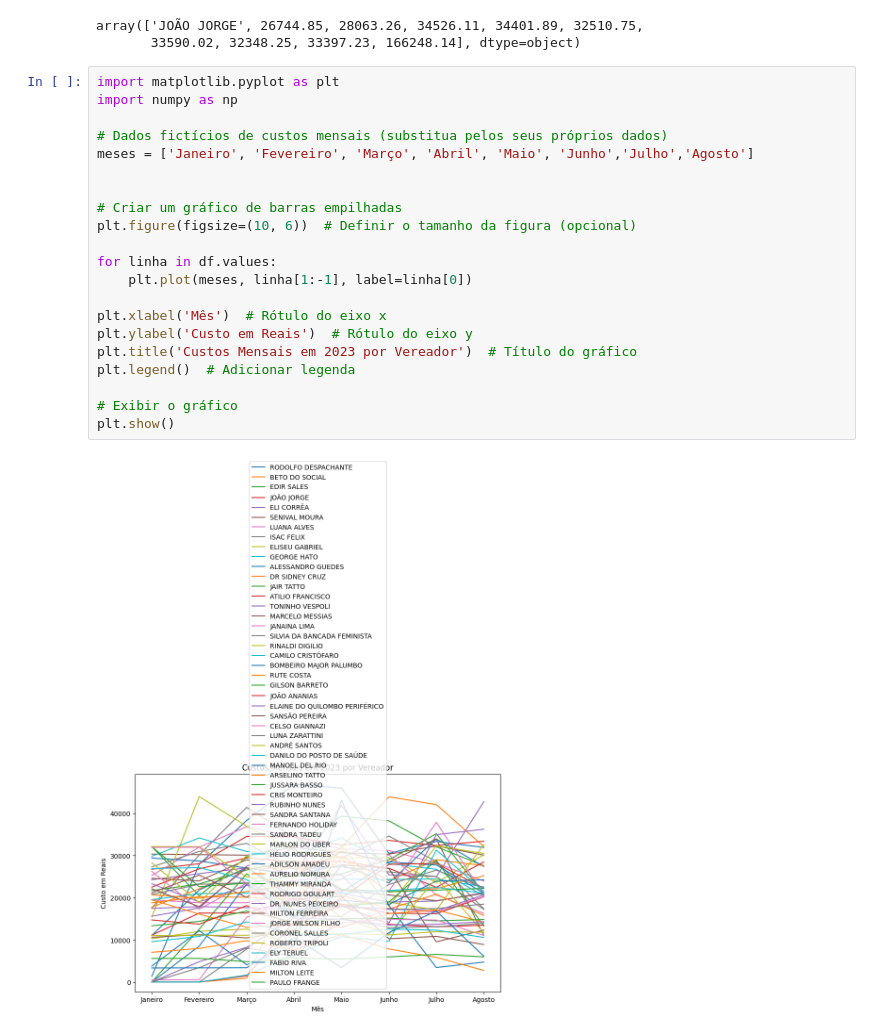
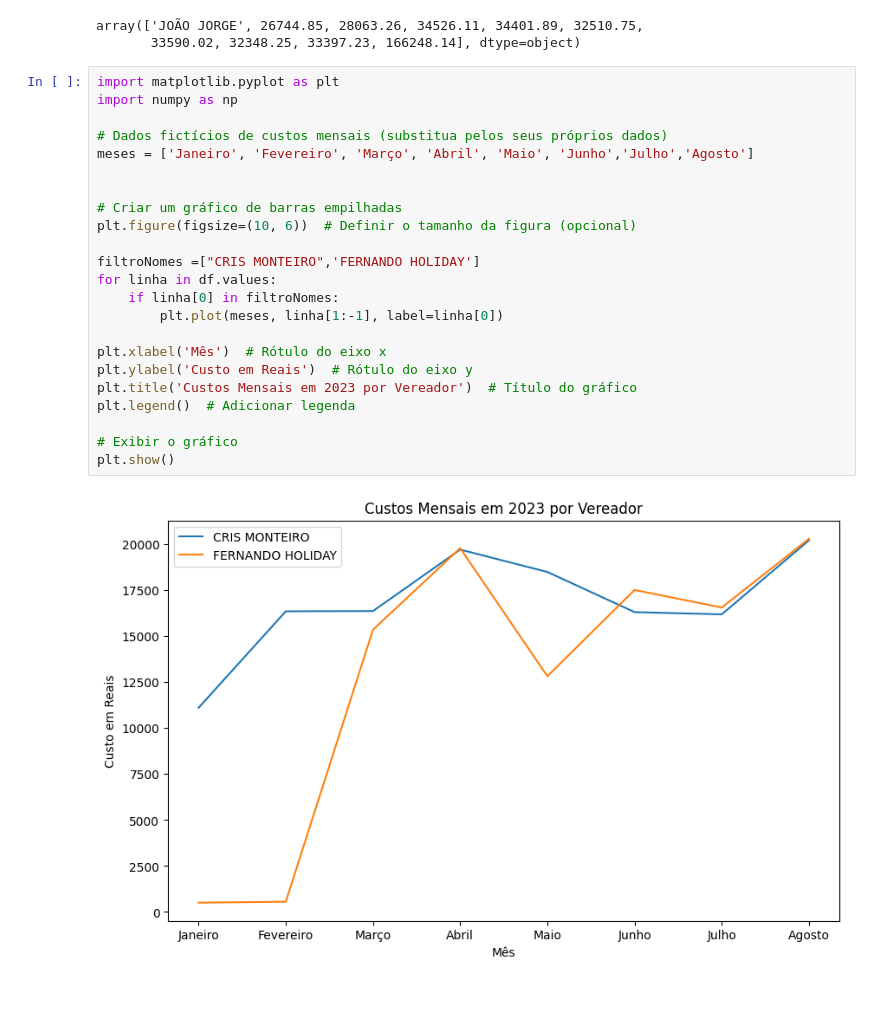
Before and after one commit to impactro/Vereadores, a Jupyter notebook: gabinete-sp.ipynb, the cells around one changed output. Saved outputs shown, nothing was run; the diff lists cells and outputs as text; blank space fills up the shorter version.

```diff
--- a/gabinete-sp.ipynb
+++ b/gabinete-sp.ipynb
@@ -217,23 +220,25 @@ array(['JOÃO JORGE', 26744.85, 28063.26, 34526.11, 34401.89, 32510.75,
 # %%
 import matplotlib.pyplot as plt
 import numpy as np
 
 # Dados fictícios de custos mensais (substitua pelos seus próprios dados)
 meses = ['Janeiro', 'Fevereiro', 'Março', 'Abril', 'Maio', 'Junho','Julho','Agosto']
 
 
 # Criar um gráfico de barras empilhadas
 plt.figure(figsize=(10, 6))  # Definir o tamanho da figura (opcional)
 
+filtroNomes =["CRIS MONTEIRO",'FERNANDO HOLIDAY']
 for linha in df.values:
-    plt.plot(meses, linha[1:-1], label=linha[0])
+    if linha[0] in filtroNomes:
+        plt.plot(meses, linha[1:-1], label=linha[0])
 
 plt.xlabel('Mês')  # Rótulo do eixo x
 plt.ylabel('Custo em Reais')  # Rótulo do eixo y
 plt.title('Custos Mensais em 2023 por Vereador')  # Título do gráfico
 plt.legend()  # Adicionar legenda
 
 # Exibir o gráfico
 plt.show()
 # %% [output]
-[figure, old version]
+[figure, new version]
```
Also changed, not shown: parts of 1 cell of this notebook, 8 other files.
